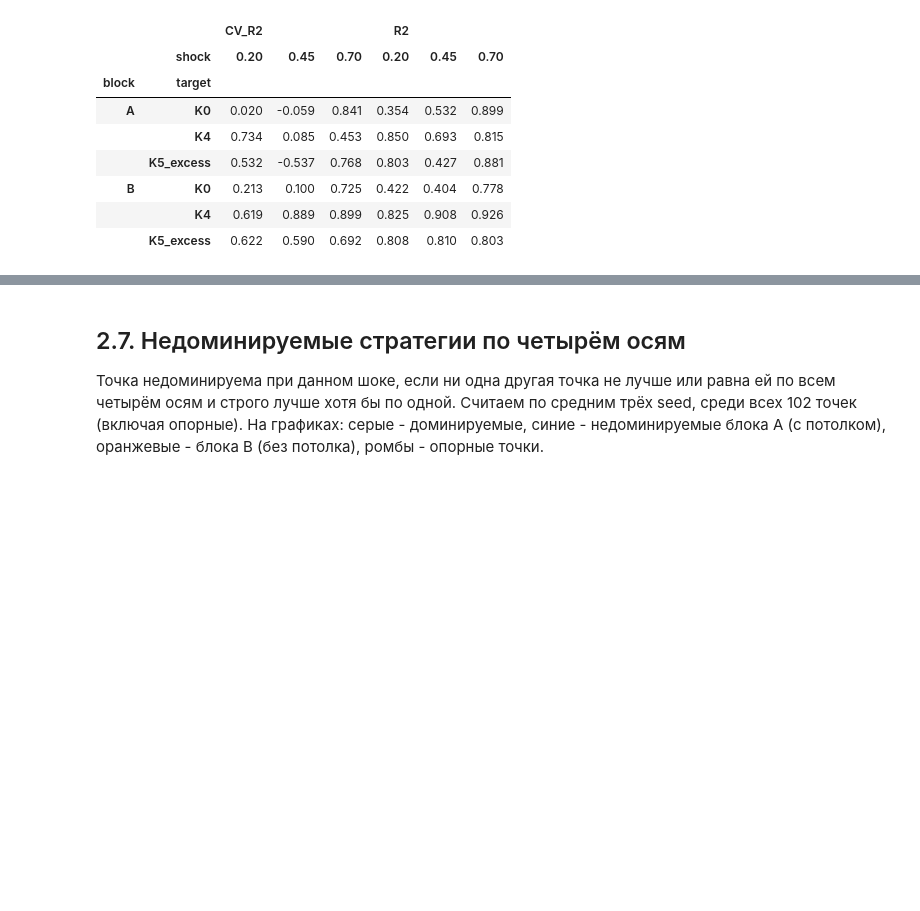
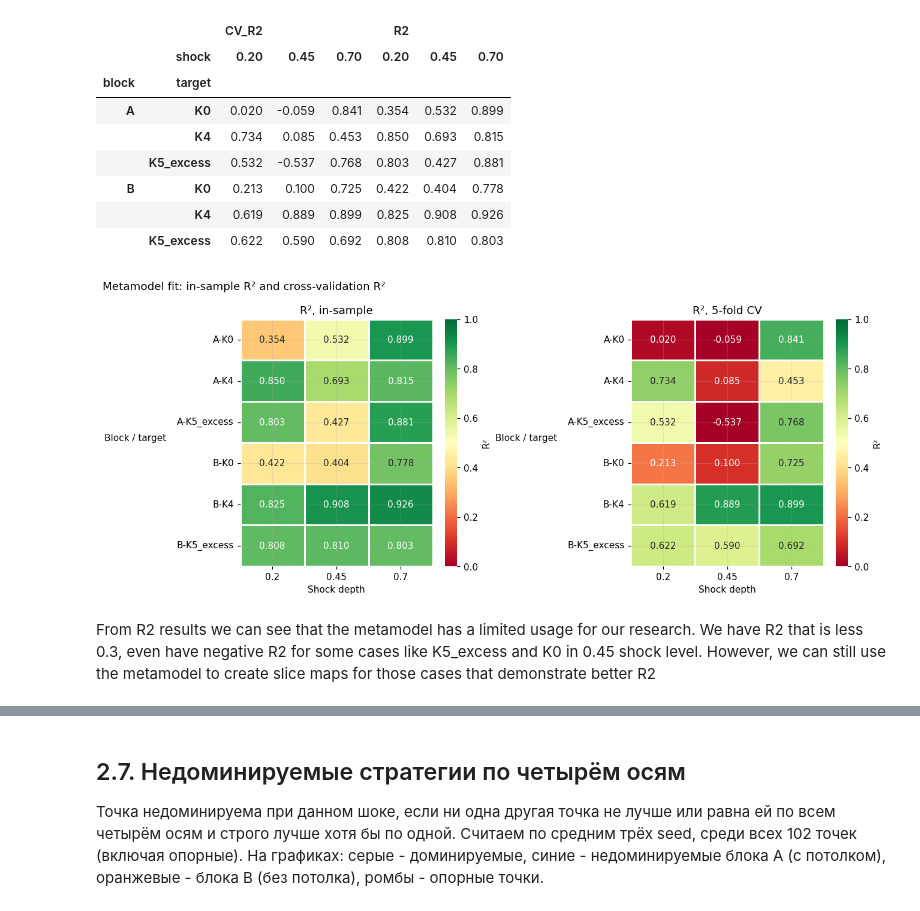
Before and after one commit to adsm1rnov/netlogo-experiment, a Jupyter notebook: 02_levels.ipynb, the cells around one changed output, grey strips where cells are left out. Cells and saved outputs as stored; diff of their text form; code cells hidden in the pictures; blank space fills up the shorter version.

```diff
--- a/02_levels.ipynb
+++ b/02_levels.ipynb
@@ -215,6 +228,20 @@ plt.tight_layout(); plt.show()
 [figure]
 # %%
 def make_job(p, shock, seed, rep):
+    """This function constructs the parameters for the simulation based on the point's lever settings and the specified shock
+
+    Parameters:
+        p (pandas.Series): A row from the POINTS DataFrame containing lever settings.
+        shock (float): The shock level to be applied in the simulation.
+        seed (int): The random seed for the simulation run.
+        rep (int): The repetition number for the simulation run.
+
+    Returns:
+        dict: A dictionary containing the run ID, stage, point ID, block, shock level, seed, repetition number, and the parameters for the simulation.
+
+    """
+
+
     params = {"L2-export-ban?": bool(p.L2_on), "L3-quality-relax?": bool(p.L3_on), "L4-import?": bool(p.L4_on),
               "L5-fillup-limit?": bool(p.L5_on), "L6-price-cap?": bool(p.L6_on),
               "L3-share-naphtha": float(p.L3_share), "L4-import-limit": float(p.L4_limit),
@@ -225,6 +252,7 @@ def make_job(p, shock, seed, rep):
             "point_id": p.point_id, "block": p.block, "shock": shock, "seed": int(seed), "rep": rep,
             "params": params, "uncertain": None}
 
+# designing jobs for each point
 JOBS = [make_job(p, sh, s, r) for r, s in enumerate(SEEDS_LV, 1) for sh in SHOCKS for p in POINTS.itertuples()]
 DESIGN = pd.DataFrame([{k: v for k, v in j.items() if k not in ("params", "uncertain")} for j in JOBS])
 assert DESIGN.run_id.is_unique
@@ -377,4 +462,50 @@ Metamodel fit (R2 in-sample and 5-fold CV by point):
 | B | K0 | 0.213 | 0.100 | 0.725 | 0.422 | 0.404 | 0.778 |
 |  | K4 | 0.619 | 0.889 | 0.899 | 0.825 | 0.908 | 0.926 |
 |  | K5_excess | 0.622 | 0.590 | 0.692 | 0.808 | 0.810 | 0.803 |
+# %%
+import seaborn as sns
+
+fig, axes = plt.subplots(1, 2, figsize=(12, 5))
+
+metrics = [
+    ("R2", "R², in-sample"),
+    ("CV_R2", "R², 5-fold CV"),
+]
+
+for ax, (metric, title) in zip(axes, metrics):
+    heatmap_data = (
+        pd.DataFrame(fit_rows)
+        .pivot(index=["block", "target"], columns="shock", values=metric)
+    )
+
+    sns.heatmap(
+        heatmap_data,
+        annot=True,
+        fmt=".3f",
+        cmap="RdYlGn",
+        vmin=0,
+        vmax=1,
+        linewidths=0.7,
+        linecolor="white",
+        cbar_kws={"label": "R²"},
+        ax=ax,
+    )
+
+    ax.tick_params(axis="x", rotation=0)
+    ax.tick_params(axis="y", rotation=0)
+    ax.set_title(title)
+    ax.set_xlabel("Shock depth")
+    ax.set_ylabel("Block / target", rotation=0, labelpad=45)
+
+fig.suptitle(
+    "Metamodel fit: in-sample R² and cross-validation R²",
+    x=0.01,
+    ha="left",
+)
+plt.tight_layout()
+plt.show()
+# %% [output]
+[figure, added]
+# %% [markdown]
+From R2 results we can see that the metamodel has a limited usage for our research. We have R2 that is less 0.3, even have negative R2 for some cases like K5_excess and K0 in 0.45 shock level. However, we can still use the metamodel to create slice maps for those cases that demonstrate better R2
 # %% [markdown]
```
Also changed, not shown: parts of 17 cells of this notebook.
